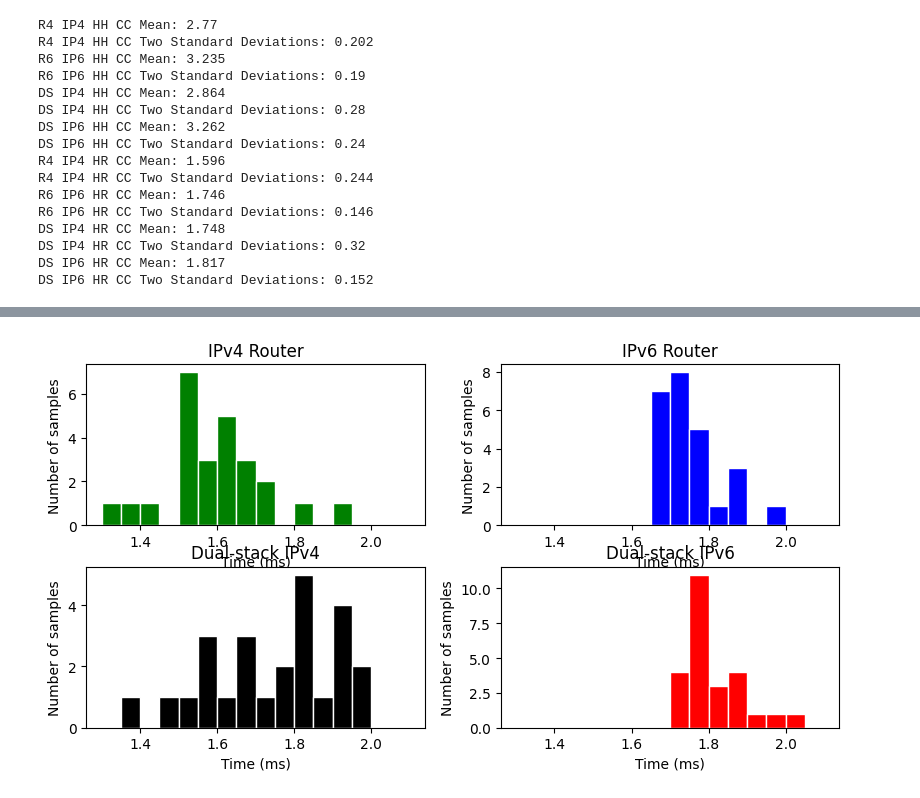
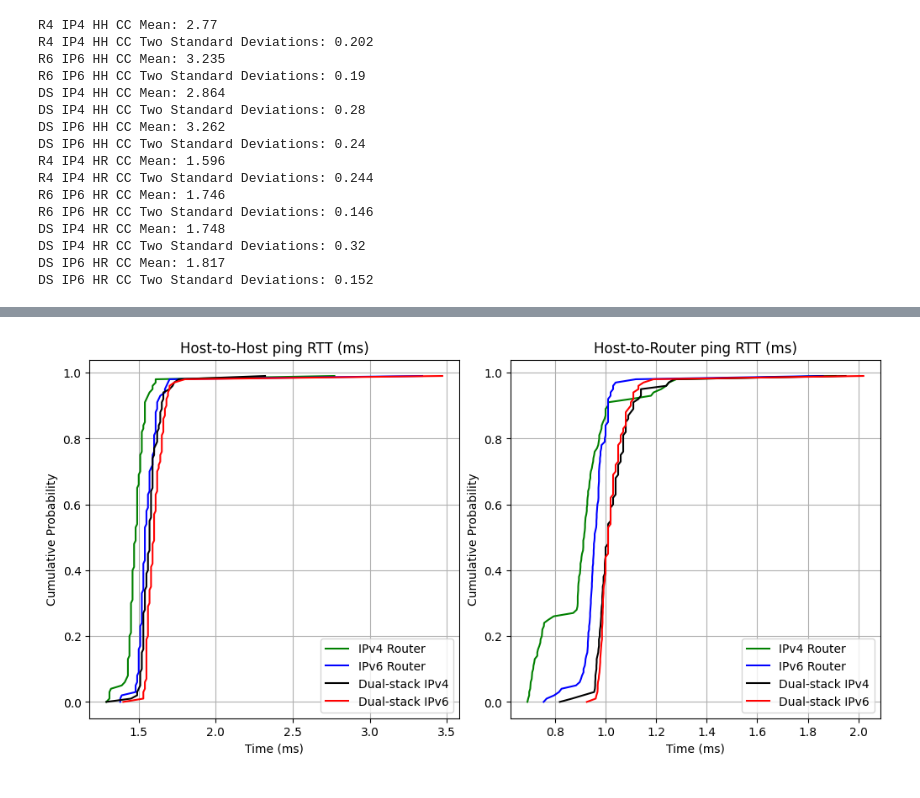
Before and after one commit to elliev7/partii_dissertation, a Jupyter notebook: figures/figures.ipynb, the cells around one changed output, grey strips where cells are left out. Drawn from its saved outputs; the diff is of its cells as text; code cells hidden in the pictures.

Commit message:
updated graphs to be CDFs

```diff
--- a/figures/figures.ipynb
+++ b/figures/figures.ipynb
@@ -306,28 +221,47 @@ plt.show()
-# %%
-fig, axs = plt.subplots(2, 2, figsize=(10, 5), constrained_layout=True)
-
-axs[0,0].set_title('IPv4 Router')
-axs[0,0].hist(r4_ip4_hr_cc, bins=16, range=(1.3,2.1), color='green', edgecolor='white')
-axs[0,0].set_xlabel('Time (ms)')
-axs[0,0].set_ylabel('Number of samples')
-
-axs[0,1].set_title('IPv6 Router')
-axs[0,1].hist(r6_ip6_hr_cc, bins=16, range=(1.3,2.1), color='blue', edgecolor='white')
-axs[0,1].set_xlabel('Time (ms)')
-axs[0,1].set_ylabel('Number of samples')
-
-axs[1,0].set_title('Dual-stack IPv4')
-axs[1,0].hist(ds_ip4_hr_cc, bins=16, range=(1.3,2.1), color='black', edgecolor='white')
-axs[1,0].set_xlabel('Time (ms)')
-axs[1,0].set_ylabel('Number of samples')
-
-axs[1,1].set_title('Dual-stack IPv6')
-axs[1,1].hist(ds_ip6_hr_cc, bins=16, range=(1.3,2.1), color='red', edgecolor='white')
-axs[1,1].set_xlabel('Time (ms)')
-axs[1,1].set_ylabel('Number of samples')
-
-plt.savefig('Ping_HR_CC.png')
-plt.tight_layout()
-plt.show()
-# %% [output]
-[figure, removed]
+# %%
+r4_ip4_hh_sorted = np.sort(r4_ip4_hh)
+r6_ip6_hh_sorted = np.sort(r6_ip6_hh)
+ds_ip4_hh_sorted = np.sort(ds_ip4_hh)
+ds_ip6_hh_sorted = np.sort(ds_ip6_hh)
+
+r4_ip4_hh_cdf = np.arange(len(r4_ip4_hh_sorted)) / float(len(r4_ip4_hh_sorted))
+r6_ip6_hh_cdf = np.arange(len(r6_ip6_hh_sorted)) / float(len(r6_ip6_hh_sorted))
+ds_ip4_hh_cdf = np.arange(len(ds_ip4_hh_sorted)) / float(len(ds_ip4_hh_sorted))
+ds_ip6_hh_cdf = np.arange(len(ds_ip6_hh_sorted)) / float(len(ds_ip6_hh_sorted))
+
+r4_ip4_hr_sorted = np.sort(r4_ip4_hr)
+r6_ip6_hr_sorted = np.sort(r6_ip6_hr)
+ds_ip4_hr_sorted = np.sort(ds_ip4_hr)
+ds_ip6_hr_sorted = np.sort(ds_ip6_hr)
+
+r4_ip4_hr_cdf = np.arange(len(r4_ip4_hr_sorted)) / float(len(r4_ip4_hr_sorted))
+r6_ip6_hr_cdf = np.arange(len(r6_ip6_hr_sorted)) / float(len(r6_ip6_hr_sorted))
+ds_ip4_hr_cdf = np.arange(len(ds_ip4_hr_sorted)) / float(len(ds_ip4_hr_sorted))
+ds_ip6_hr_cdf = np.arange(len(ds_ip6_hr_sorted)) / float(len(ds_ip6_hr_sorted))
+# %%
+fig, axs = plt.subplots(1, 2, figsize=(10, 5), constrained_layout=True)
+
+axs[0].plot(r4_ip4_hh_sorted, r4_ip4_hh_cdf, label='IPv4 Router', color='green')
+axs[0].plot(r6_ip6_hh_sorted, r6_ip6_hh_cdf, label='IPv6 Router', color='blue')
+axs[0].plot(ds_ip4_hh_sorted, ds_ip4_hh_cdf, label='Dual-stack IPv4', color='black')
+axs[0].plot(ds_ip6_hh_sorted, ds_ip6_hh_cdf, label='Dual-stack IPv6', color='red')
+axs[0].grid(True)
+axs[0].set_title('Host-to-Host ping RTT (ms)')
+axs[0].set_xlabel('Time (ms)')
+axs[0].set_ylabel('Cumulative Probability')
+axs[0].legend()
+
+axs[1].plot(r4_ip4_hr_sorted, r4_ip4_hr_cdf, label='IPv4 Router', color='green')
+axs[1].plot(r6_ip6_hr_sorted, r6_ip6_hr_cdf, label='IPv6 Router', color='blue')
+axs[1].plot(ds_ip4_hr_sorted, ds_ip4_hr_cdf, label='Dual-stack IPv4', color='black')
+axs[1].plot(ds_ip6_hr_sorted, ds_ip6_hr_cdf, label='Dual-stack IPv6', color='red')
+axs[1].grid(True)
+axs[1].set_title('Host-to-Router ping RTT (ms)')
+axs[1].set_xlabel('Time (ms)')
+axs[1].set_ylabel('Cumulative Probability')
+axs[1].legend()
+
+plt.savefig('Ping_all.png')
+plt.show()
+# %% [output]
+[figure, added]
```
Also changed, not shown: parts of 7 cells of this notebook, 7 other files.
